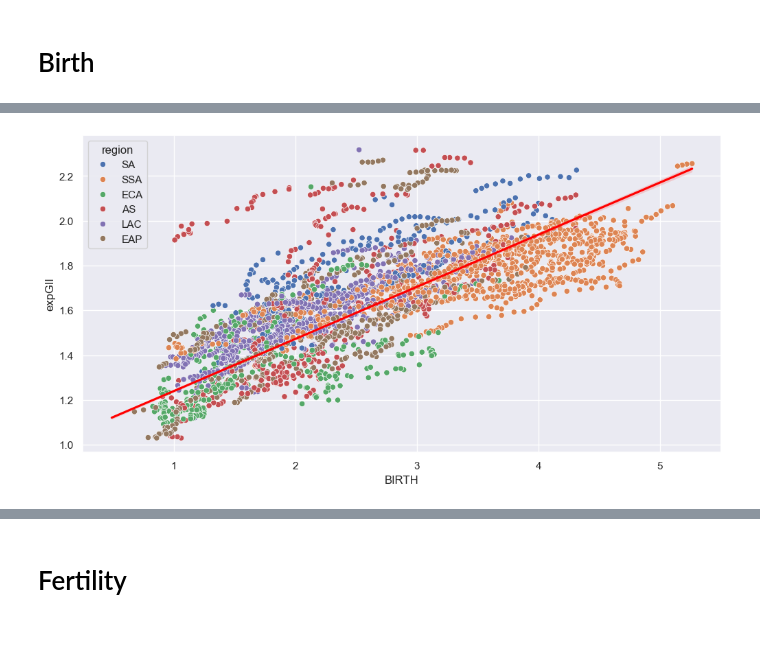
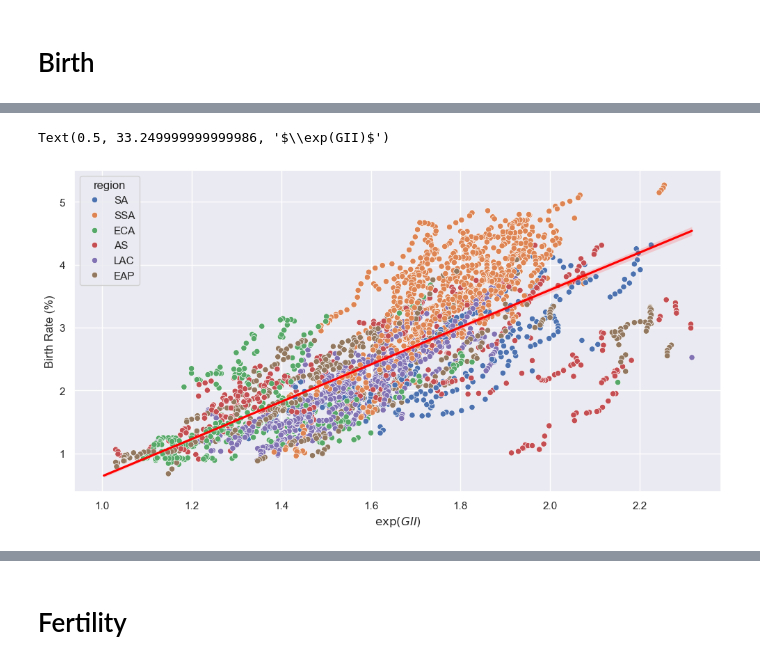
Before and after one commit to gianluca-filesi/Thesis, a Jupyter notebook: v6_birth.ipynb, the cells around one changed output, grey strips where cells are left out. Cells and saved outputs as stored; diff of their text form; code cells hidden in the pictures; blank space fills up the shorter version.

```diff
--- a/v6_birth.ipynb
+++ b/v6_birth.ipynb
@@ -34,7 +42,8 @@ def Regression(df, independent_vars, dependent_var): # Function to run regressio
     results = mod_fe.fit(cov_type='clustered',cluster_entity=True)
     return results
 # %%
-def plot(df,x,y):
+def plot(df,y,x,name):
     plt.figure(figsize=(12, 6))
     sns.scatterplot(data=df, x=x, y=y,hue='region')
     sns.regplot(data=df, x=x, y=y, scatter=False, color='red', line_kws={"label": "Trend Line"})
+    plt.savefig(image_path + name + '.pdf', dpi=1500, bbox_inches='tight')
@@ -141,6 +143,9 @@ id: 0x132c2e6c0
 # %%
 GII_BIR['expGII'] = np.exp(GII_BIR[HDR_idx['gii']])
-plot(GII_BIR, 'BIRTH', 'expGII')
+plot(GII_BIR, 'BIRTH', 'expGII','expGII_BIRTH')
+plt.ylabel('Birth Rate (%)')
+plt.xlabel(r'$\exp(GII)$')
 # %% [output]
+Text(0.5, 33.249999999999986, '$\\exp(GII)$')
-[figure, old version]
+[figure, new version]
 # %%
```
Also changed, not shown: parts of 14 cells of this notebook, 5 other files.
